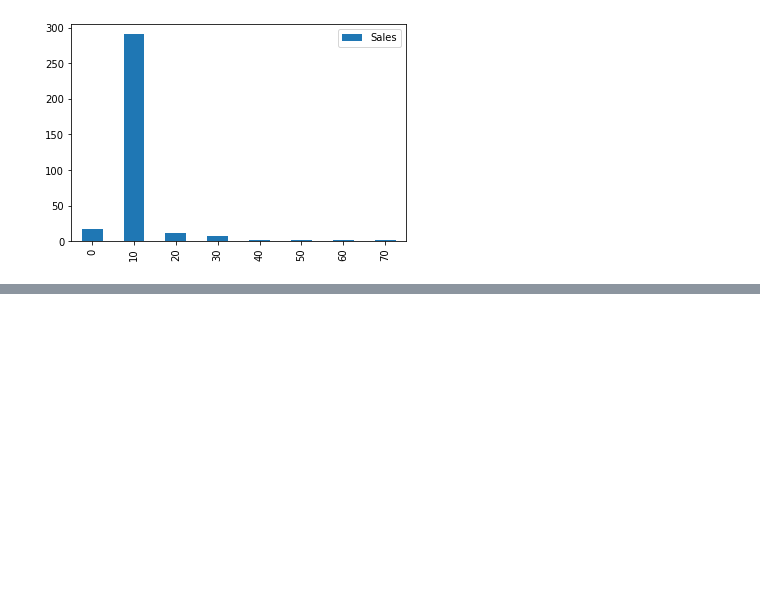
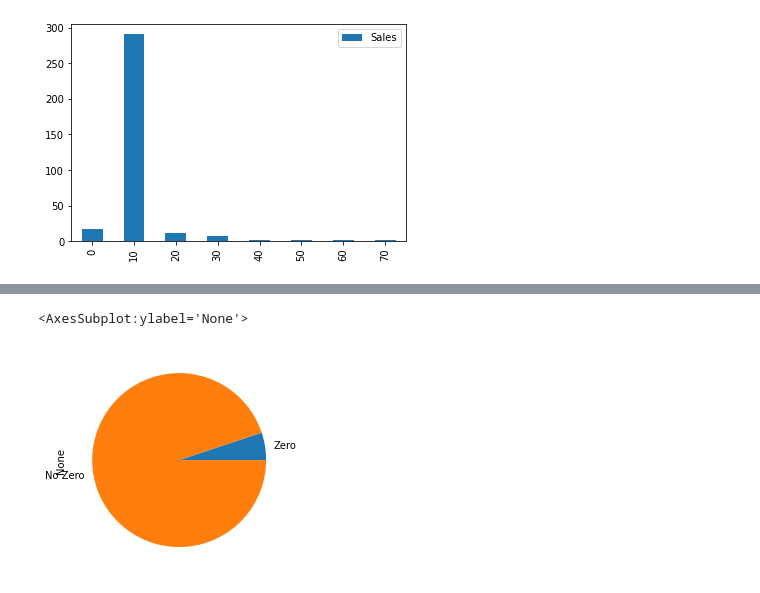
Before and after one commit to Gricel18/DataScience-Proyecto-Warehouse, a Jupyter notebook: Warehouse/script.ipynb, the cells around one changed output, grey strips where cells are left out. Drawn from its saved outputs; the diff is of its cells as text; code cells hidden in the pictures; blank space fills up the shorter version.

```diff
--- a/Warehouse/script.ipynb
+++ b/Warehouse/script.ipynb
@@ -113,0 +195,7 @@ Name: ITEM TYPE, Length: 504, dtype: int64
+# %%
+supplier_sales_filtered_zero=supplier_sales_max[supplier_sales_max==0]
+zero_supplier_count=supplier_sales_filtered_zero.count()
+total_supplier_count=supplier_sales_max.count()
+print("Proveedores con ventas 0: ",zero_supplier_count)
+print("Total de proveedores: ",total_supplier_count)
+print("Eso representa el ",zero_supplier_count*100/total_supplier_count," %")
@@ -151,0 +250,7 @@ plotdata.plot(kind="bar")
+# %%
+pie_graph=pd.Series(index=["Zero","No Zero"],
+data=[zero_supplier_count,total_supplier_count-zero_supplier_count])
+pie_graph.plot(kind="pie")
+# %% [output]
+<AxesSubplot:ylabel='None'>
+[figure, added]
```
Also changed, not shown: parts of 16 cells of this notebook.
